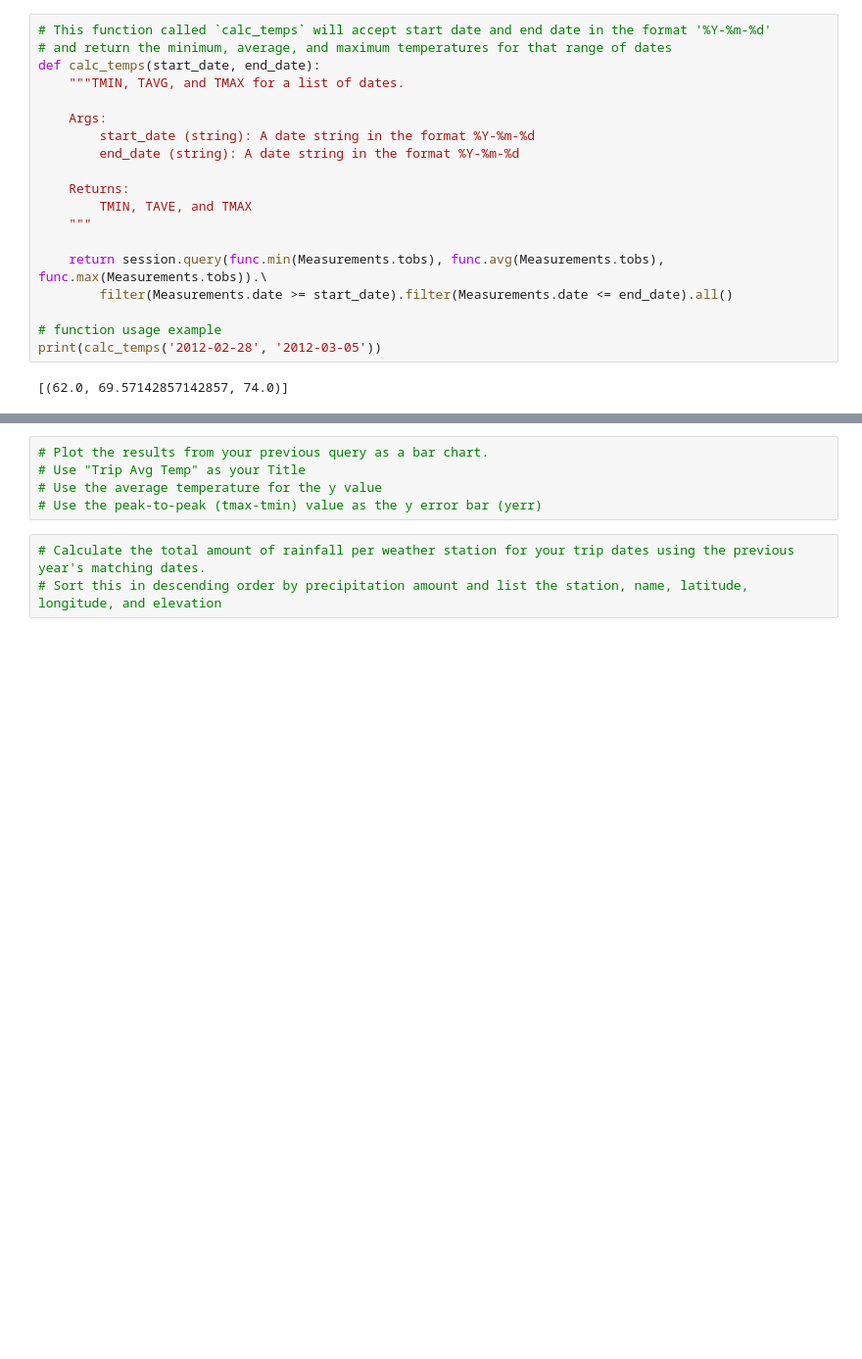
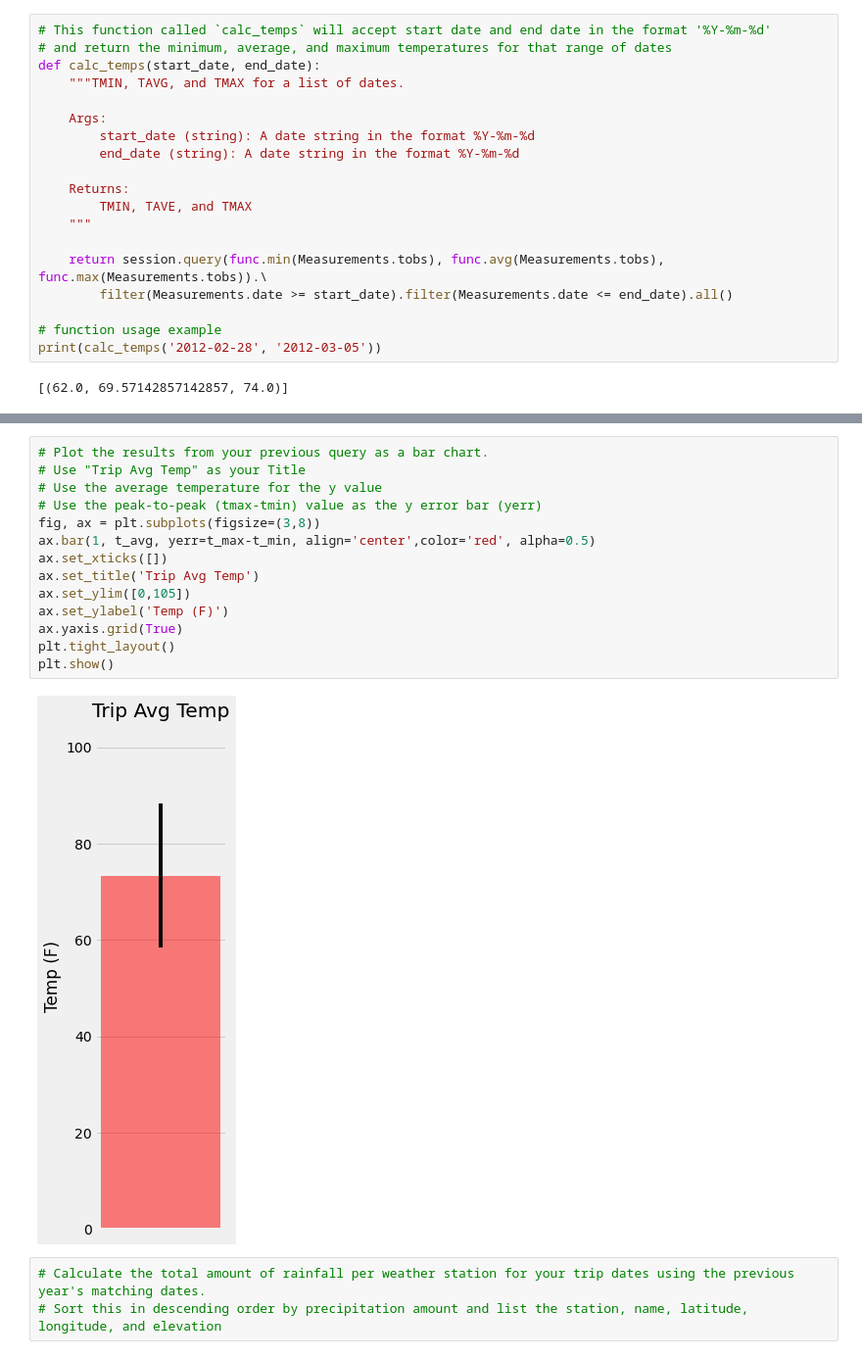
Before and after one commit to jayhjman/sqlalchemy-challenge, a Jupyter notebook: climate.ipynb, the cells around one changed output, grey strips where cells are left out. Shown: that part at 98% size. Drawn from its saved outputs; the diff is of its cells as text; blank space fills up the shorter version.

```diff
--- a/climate.ipynb
+++ b/climate.ipynb
@@ -253,8 +307,19 @@ print(calc_temps('2012-02-28', '2012-03-05'))
 # %%
 # Plot the results from your previous query as a bar chart.
 # Use "Trip Avg Temp" as your Title
 # Use the average temperature for the y value
 # Use the peak-to-peak (tmax-tmin) value as the y error bar (yerr)
+fig, ax = plt.subplots(figsize=(3,8))
+ax.bar(1, t_avg, yerr=t_max-t_min, align='center',color='red', alpha=0.5)
+ax.set_xticks([])
+ax.set_title('Trip Avg Temp')
+ax.set_ylim([0,105])
+ax.set_ylabel('Temp (F)')
+ax.yaxis.grid(True)
+plt.tight_layout()
+plt.show()
+# %% [output]
+[figure, added]
 # %%
 # Calculate the total amount of rainfall per weather station for your trip dates using the previous year's matching dates.
 # Sort this in descending order by precipitation amount and list the station, name, latitude, longitude, and elevation
```
Also changed, not shown: parts of 4 cells of this notebook.
